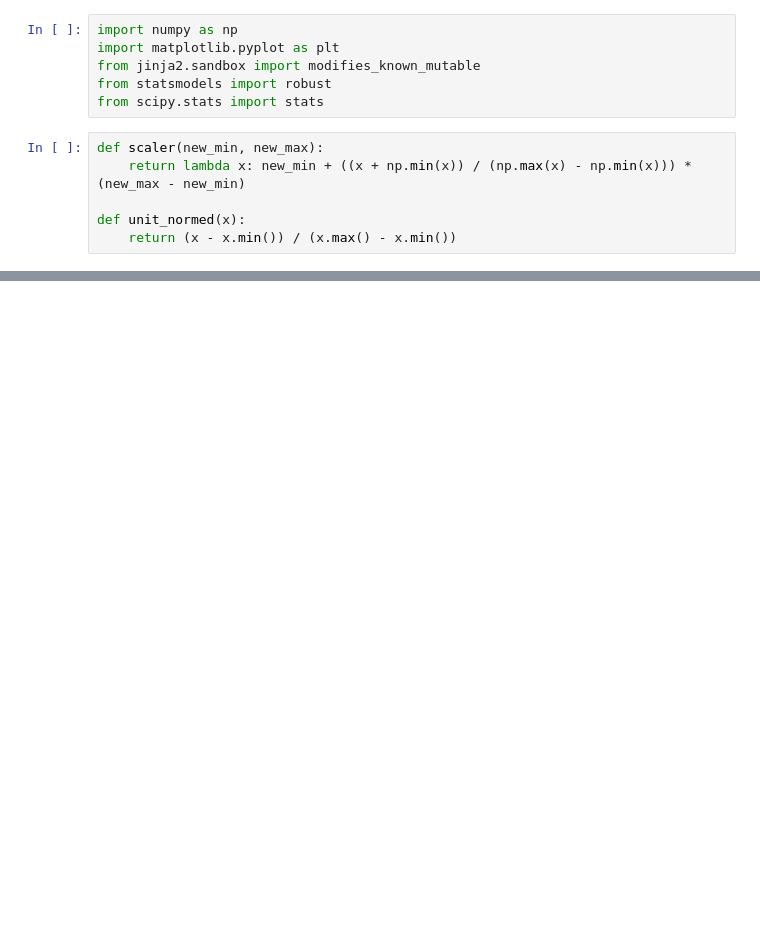
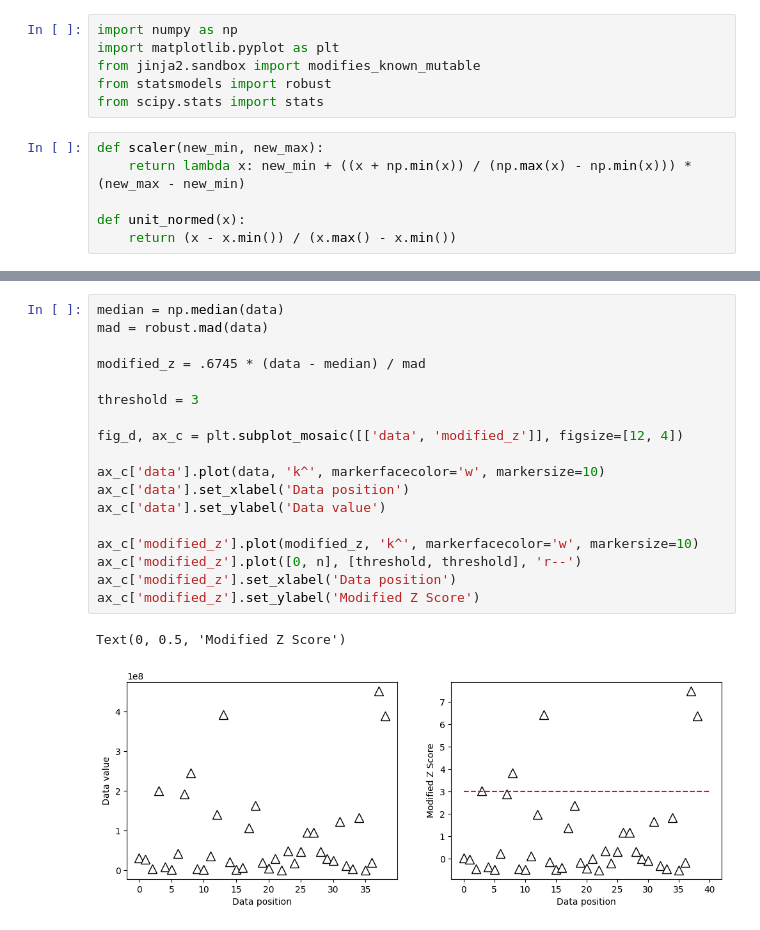
Before and after one commit to elspinn/udemy_mastering_stats_and_ml, a Jupyter notebook: notebooks/z-score_outliers.ipynb, the cells around one changed output, grey strips where cells are left out. Drawn from its saved outputs; the diff is of its cells as text; blank space fills up the shorter version.

Commit message:
modifed z score

```diff
--- a/notebooks/z-score_outliers.ipynb
+++ b/notebooks/z-score_outliers.ipynb
@@ -102,0 +110,21 @@ fig_c.show()
+# %%
+median = np.median(data)
+mad = robust.mad(data)
+
+modified_z = .6745 * (data - median) / mad
+
+threshold = 3
+
+fig_d, ax_c = plt.subplot_mosaic([['data', 'modified_z']], figsize=[12, 4])
+
+ax_c['data'].plot(data, 'k^', markerfacecolor='w', markersize=10)
+ax_c['data'].set_xlabel('Data position')
+ax_c['data'].set_ylabel('Data value')
+
+ax_c['modified_z'].plot(modified_z, 'k^', markerfacecolor='w', markersize=10)
+ax_c['modified_z'].plot([0, n], [threshold, threshold], 'r--')
+ax_c['modified_z'].set_xlabel('Data position')
+ax_c['modified_z'].set_ylabel('Modified Z Score')
+# %% [output]
+Text(0, 0.5, 'Modified Z Score')
+[figure, added]
```
Also changed, not shown: parts of 4 cells of this notebook.
